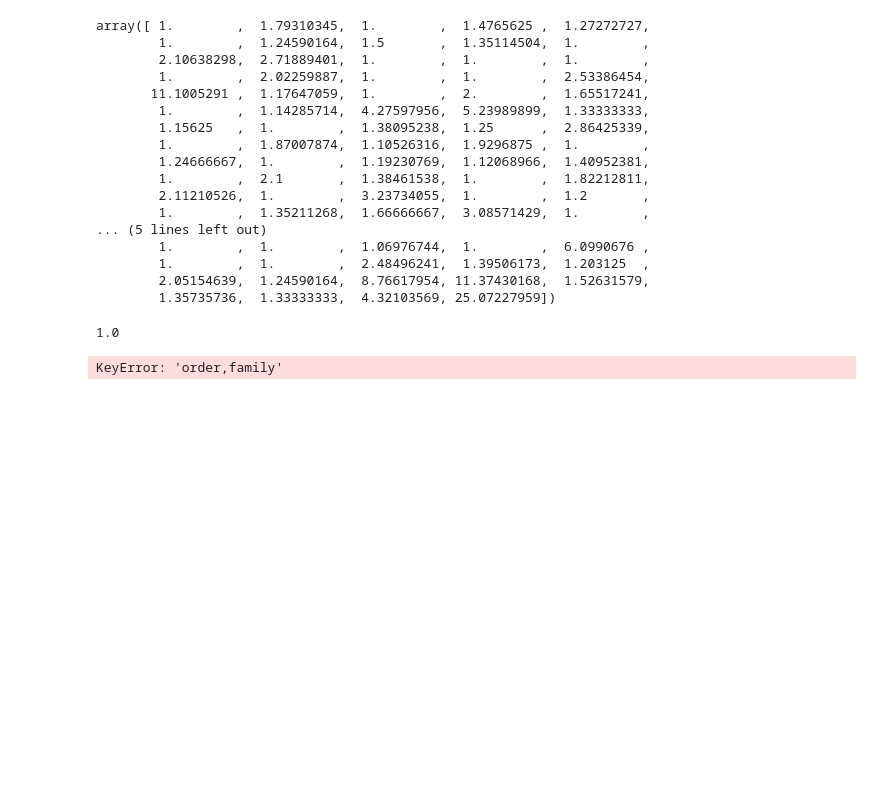
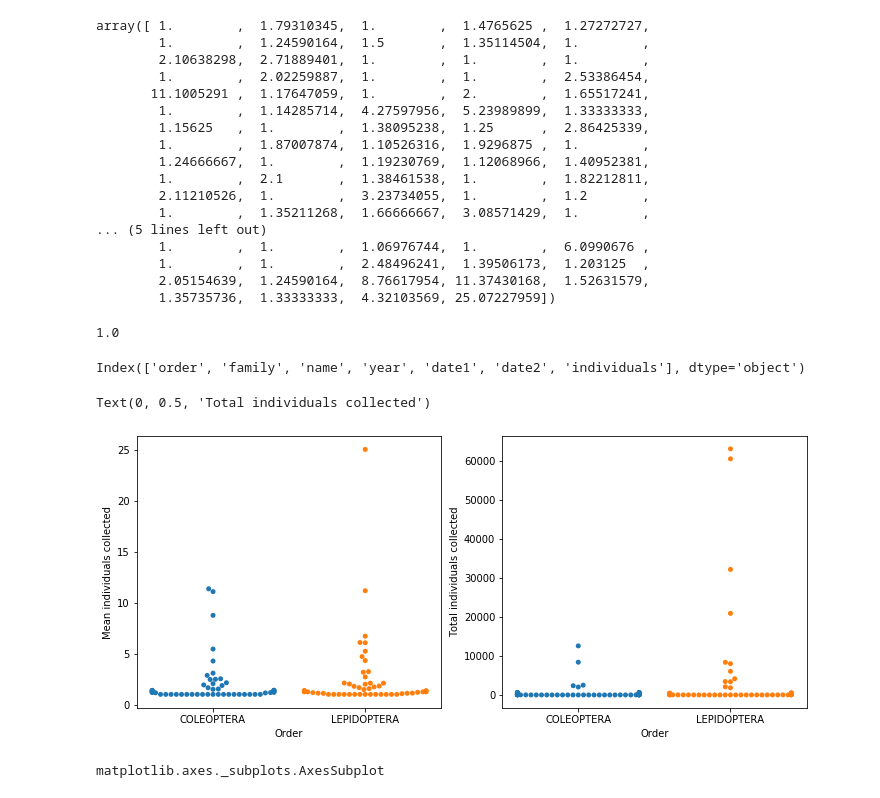
Before and after one commit to ptizei/MiscAnalyses, a Jupyter notebook: InsectTrap.ipynb, the cells around one changed output. Cells and saved outputs as stored; diff of their text form; code cells hidden in the pictures; blank space fills up the shorter version.

```diff
--- a/InsectTrap.ipynb
+++ b/InsectTrap.ipynb
@@ -75,7 +75,29 @@ array([ 1.        ,  1.79310345,  1.        ,  1.4765625 ,  1.27272727,
 series['ACROLEPIIDAE']
 # %% [output]
 1.0
+# %%
+df_InsectTrap.columns
+# %% [output]
+Index(['order', 'family', 'name', 'year', 'date1', 'date2', 'individuals'], dtype='object')
 # %%
-series = df_InsectTrap.groupby('order,''family')['individuals'].mean()
+df_OrderFamilyMeanIndividuals = df_InsectTrap.groupby([ "order", "family"])['individuals'].mean().reset_index()
+df_OrderFamilySumIndividuals = df_InsectTrap.groupby([ "order", "family"])['individuals'].sum().reset_index()
-# %% [output]
-KeyError: 'order,family'
+# %%
+plt.figure(figsize=(12,5))
+plt.subplot(121)
+
+ax =sns.swarmplot(x = 'order', y = 'individuals', data = df_OrderFamilyMeanIndividuals)
+plt.xlabel('Order')
+plt.ylabel('Mean individuals collected')
+
+plt.subplot(122)
+ax =sns.swarmplot(x = 'order', y = 'individuals', data = df_OrderFamilySumIndividuals)
+plt.xlabel('Order')
+plt.ylabel('Total individuals collected')
+# %% [output]
+Text(0, 0.5, 'Total individuals collected')
+[figure, added]
+# %%
+type(ax)
+# %% [output]
+matplotlib.axes._subplots.AxesSubplot
```
Also changed, not shown: parts of 7 cells of this notebook.
